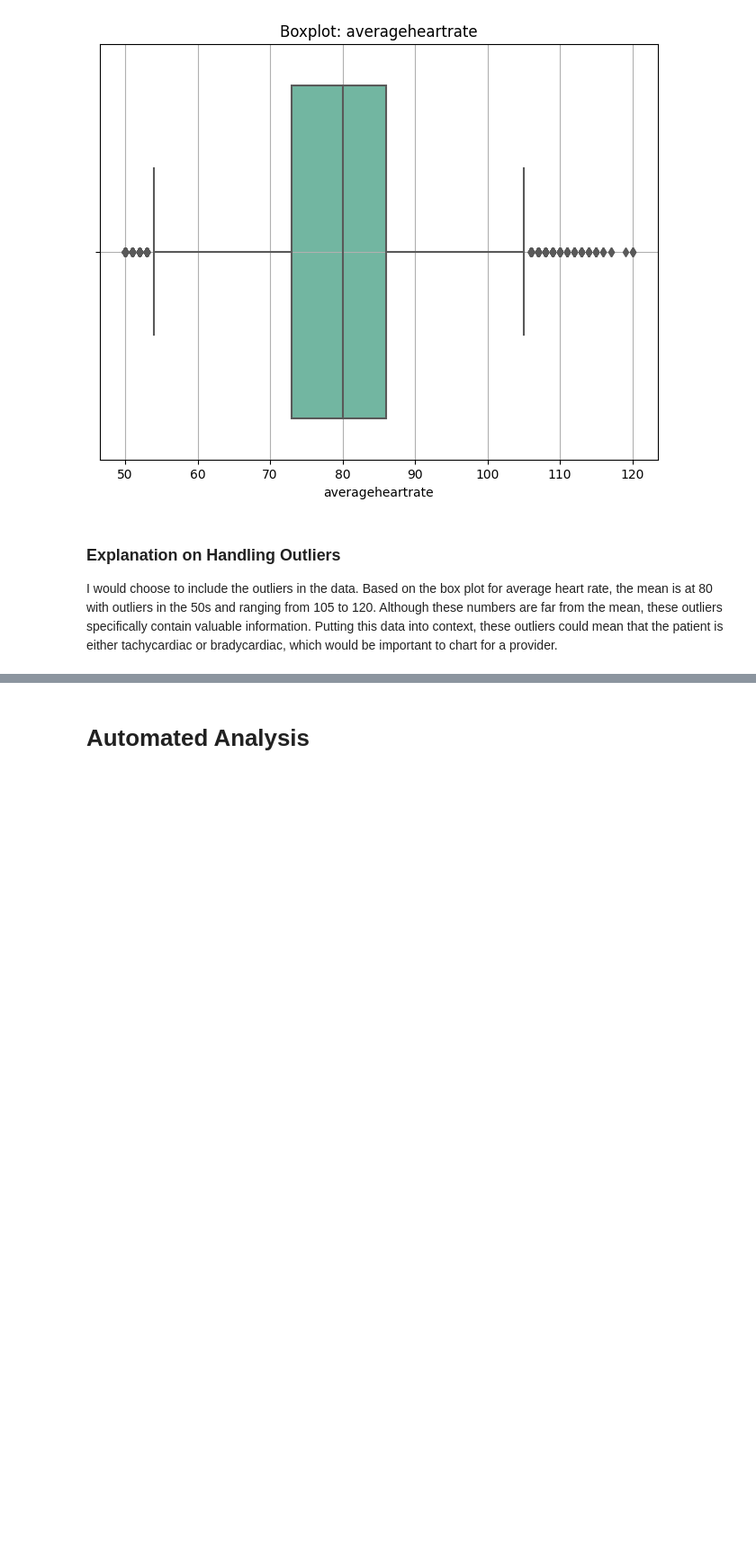
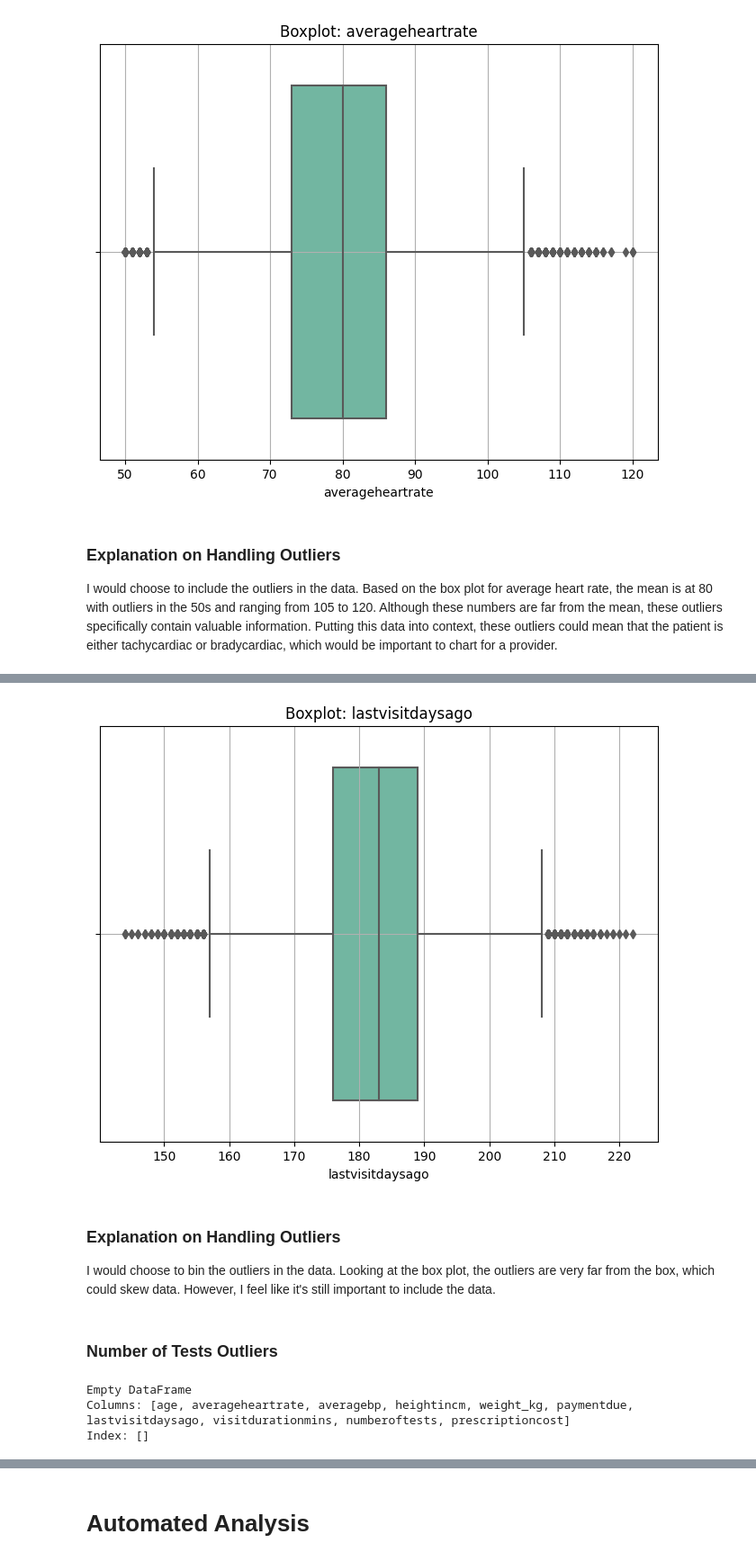
Before and after one commit to jesschannn/datasci_3_eda, a Jupyter notebook: datasci_3_eda.ipynb, the cells around one changed output, grey strips where cells are left out. Shown at 90% size. Saved outputs shown, nothing was run; the diff lists cells and outputs as text; code cells hidden in the pictures; blank space fills up the shorter version.

```diff
--- a/datasci_3_eda.ipynb
+++ b/datasci_3_eda.ipynb
@@ -418,0 +499,8 @@ I would choose to include the outliers in the data. Based on the box plot for av
+# %%
+variable_of_interest4 = 'lastvisitdaysago'
+Q1 = df[variable_of_interest4].quantile(0.25)
+Q3 = df[variable_of_interest4].quantile(0.75)
+IQR = Q3 - Q1
+
+lower_bound = Q1 - 1.5 * IQR
+upper_bound = Q3 + 1.5 * IQR
@@ -418,0 +528,15 @@ I would choose to include the outliers in the data. Based on the box plot for av
+# %%
+plt.figure(figsize=(8, 6))
+sns.boxplot(x=variable_of_interest4, data=df, palette='Set2')
+plt.title(f'Boxplot: {variable_of_interest4}')
+plt.xlabel(variable_of_interest4)
+plt.grid(True)
+plt.show()
+# %% [output]
+[figure, added]
+# %% [markdown]
+### Explanation on Handling Outliers
+
+I would choose to bin the outliers in the data. Looking at the box plot, the outliers are very far from the box, which could skew data. However, I feel like it's still important to include the data.
+# %% [markdown]
+### Number of Tests Outliers
@@ -418,0 +551,7 @@ I would choose to include the outliers in the data. Based on the box plot for av
+# %%
+outliers5 = df[(df[variable_of_interest5] < lower_bound) | (df[variable_of_interest5] > upper_bound)]
+print(outliers5)
+# %% [output]
+Empty DataFrame
+Columns: [age, averageheartrate, averagebp, heightincm, weight_kg, paymentdue, lastvisitdaysago, visitdurationmins, numberoftests, prescriptioncost]
+Index: []
```
Also changed, not shown: parts of 17 cells of this notebook.
